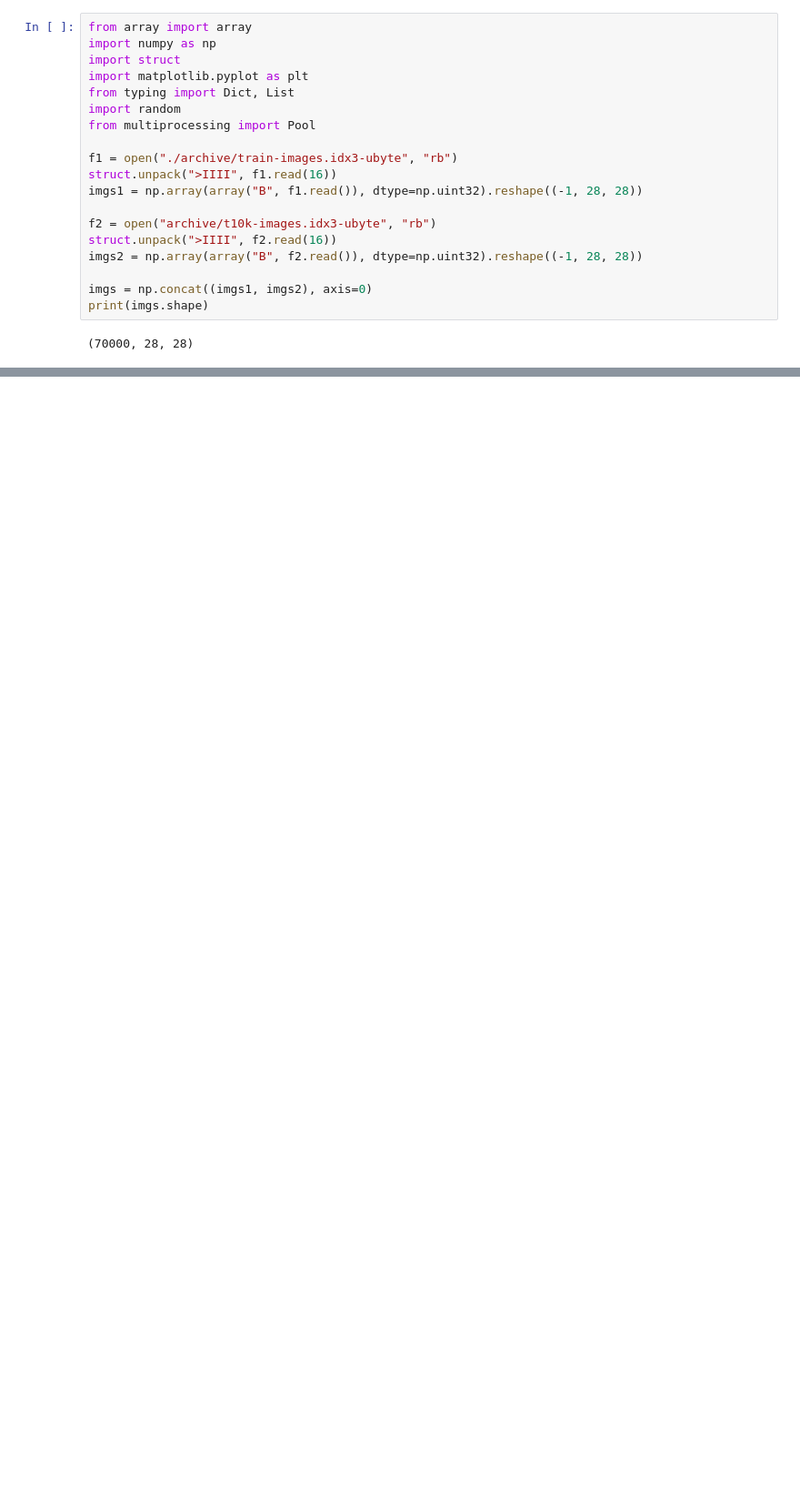
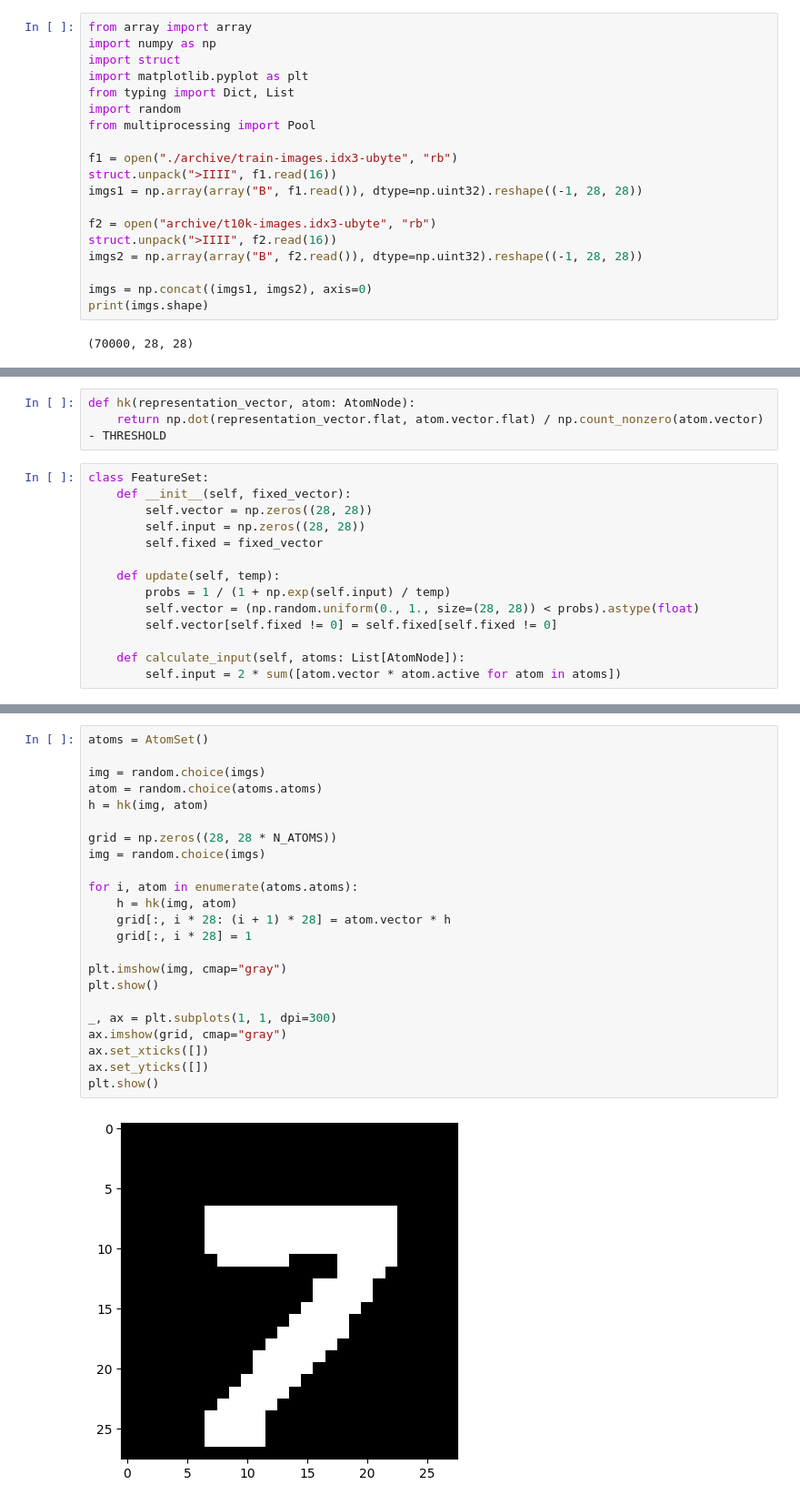
Before and after one commit to amancapy/mnist-harmonium, a Jupyter notebook: main.ipynb, the cells around one changed output, grey strips where cells are left out. Shown at 91% size. Saved outputs shown, nothing was run; the diff lists cells and outputs as text; blank space fills up the shorter version.

```diff
--- a/main.ipynb
+++ b/main.ipynb
@@ -61,0 +90,17 @@ atoms = Pool(processes=8).map(atomize, atoms)
+# %%
+def hk(representation_vector, atom: AtomNode):
+    return np.dot(representation_vector.flat, atom.vector.flat) / np.count_nonzero(atom.vector) - THRESHOLD
+# %%
+class FeatureSet:
+    def __init__(self, fixed_vector):
+        self.vector = np.zeros((28, 28))
+        self.input = np.zeros((28, 28))
+        self.fixed = fixed_vector
+
+    def update(self, temp):
+        probs = 1 / (1 + np.exp(self.input) / temp)
+        self.vector = (np.random.uniform(0., 1., size=(28, 28)) < probs).astype(float)
+        self.vector[self.fixed != 0] = self.fixed[self.fixed != 0]
+
+    def calculate_input(self, atoms: List[AtomNode]):
+        self.input = 2 * sum([atom.vector * atom.active for atom in atoms])
@@ -61,0 +137,25 @@ atoms = Pool(processes=8).map(atomize, atoms)
+# %%
+atoms = AtomSet()
+
+img = random.choice(imgs)
+atom = random.choice(atoms.atoms)
+h = hk(img, atom)
+
+grid = np.zeros((28, 28 * N_ATOMS))
+img = random.choice(imgs)
+
+for i, atom in enumerate(atoms.atoms):
+    h = hk(img, atom)
+    grid[:, i * 28: (i + 1) * 28] = atom.vector * h
+    grid[:, i * 28] = 1
+
+plt.imshow(img, cmap="gray")
+plt.show()
+
+_, ax = plt.subplots(1, 1, dpi=300)
+ax.imshow(grid, cmap="gray")
+ax.set_xticks([])
+ax.set_yticks([])
+plt.show()
+# %% [output]
+[figure, added]
```
Also changed, not shown: parts of 9 cells of this notebook.
